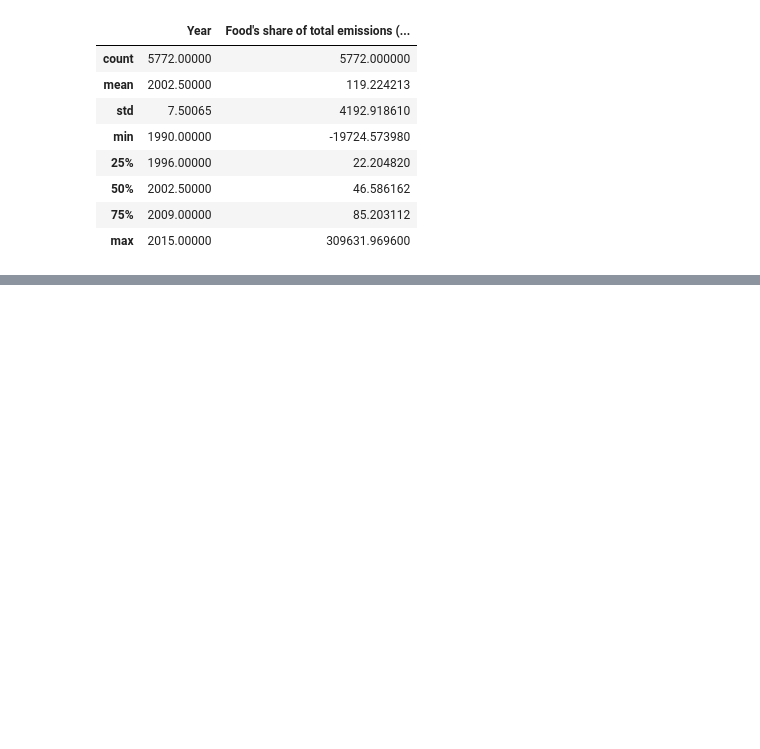
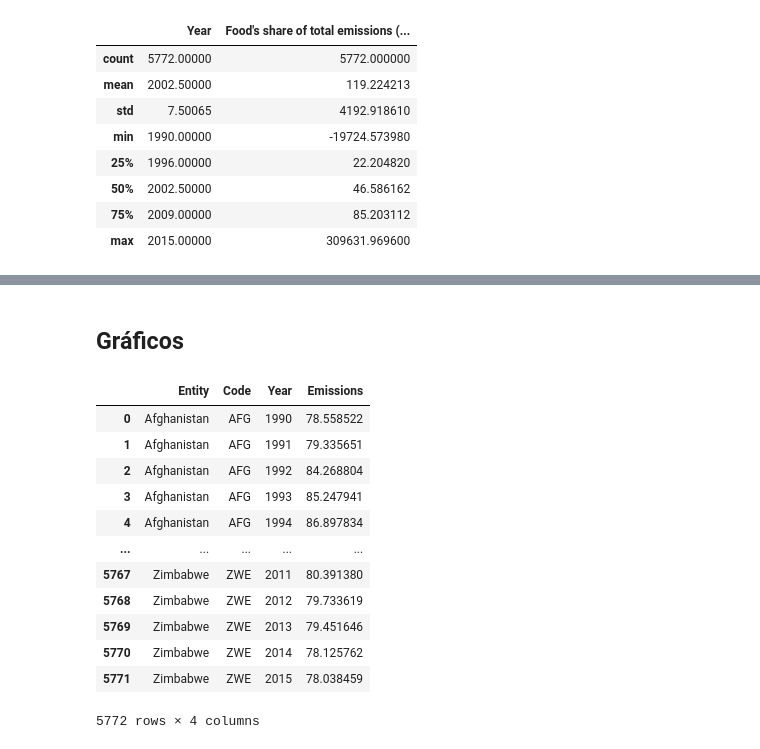
Before and after one commit to MaIsabelSolano/UVG_DS_Lab9, a Jupyter notebook: Lab9.ipynb, the cells around one changed output, grey strips where cells are left out. Saved outputs shown, nothing was run; the diff lists cells and outputs as text; code cells hidden in the pictures; blank space fills up the shorter version.

```diff
--- a/Lab9.ipynb
+++ b/Lab9.ipynb
@@ -42,3 +44,5 @@ profile = ProfileReport(datos)
 profile
 # %% [output]
 [interactive output not drawn]
+# %% [markdown]
+## Gráficos
@@ -44,0 +60,17 @@ profile
+# %%
+datos = datos.rename(columns={"Food's share of total emissions (incl. LULUFC)": "Emissions"})
+datos
+# %% [output]
+|  | Entity | Code | Year | Emissions |
+| 0 | Afghanistan | AFG | 1990 | 78.558522 |
+| 1 | Afghanistan | AFG | 1991 | 79.335651 |
+| 2 | Afghanistan | AFG | 1992 | 84.268804 |
+| 3 | Afghanistan | AFG | 1993 | 85.247941 |
+| 4 | Afghanistan | AFG | 1994 | 86.897834 |
+| ... | ... | ... | ... | ... |
+| 5767 | Zimbabwe | ZWE | 2011 | 80.391380 |
+| 5768 | Zimbabwe | ZWE | 2012 | 79.733619 |
+| 5769 | Zimbabwe | ZWE | 2013 | 79.451646 |
+| 5770 | Zimbabwe | ZWE | 2014 | 78.125762 |
+| 5771 | Zimbabwe | ZWE | 2015 | 78.038459 |
+5772 rows × 4 columns
```
Also changed, not shown: parts of 7 cells of this notebook.
